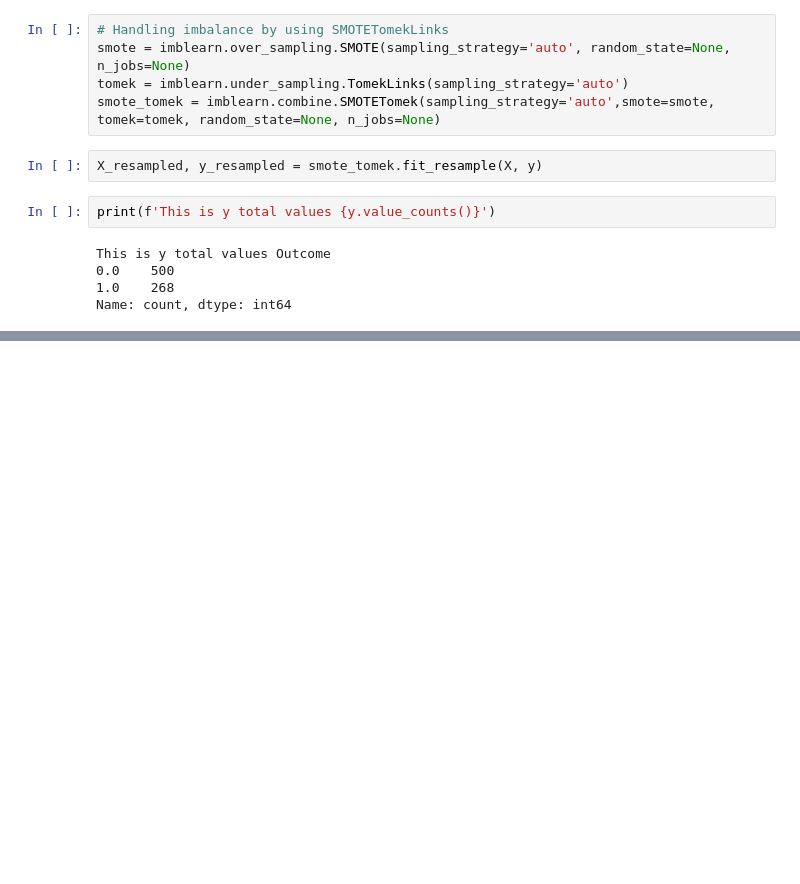
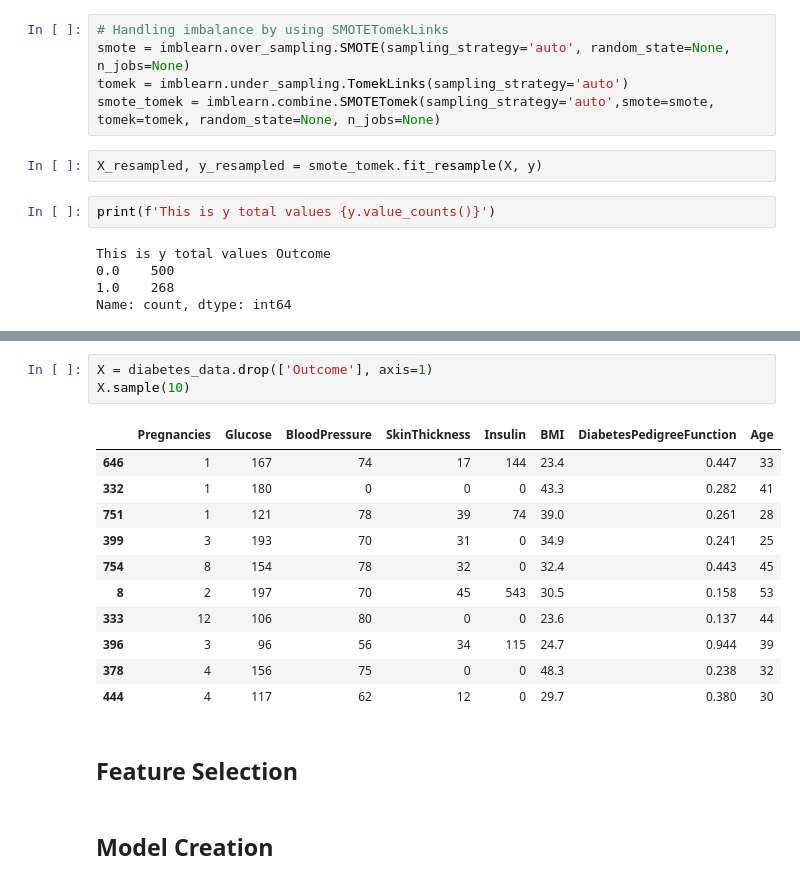
Before and after one commit to MbuviM/Diabetes-Prediction-Machine-Learning-Model, a Jupyter notebook: Model.ipynb, the cells around one changed output, grey strips where cells are left out. Drawn from its saved outputs; the diff is of its cells as text; blank space fills up the shorter version.

Commit message:
Feature Selection

```diff
--- a/Model.ipynb
+++ b/Model.ipynb
@@ -291 +296,20 @@ This is y_resampled total values Outcome
 Name: count, dtype: int64
+# %%
+X = diabetes_data.drop(['Outcome'], axis=1)
+X.sample(10)
+# %% [output]
+|  | Pregnancies | Glucose | BloodPressure | SkinThickness | Insulin | BMI | DiabetesPedigreeFunction | Age |
+| 646 | 1 | 167 | 74 | 17 | 144 | 23.4 | 0.447 | 33 |
+| 332 | 1 | 180 | 0 | 0 | 0 | 43.3 | 0.282 | 41 |
+| 751 | 1 | 121 | 78 | 39 | 74 | 39.0 | 0.261 | 28 |
+| 399 | 3 | 193 | 70 | 31 | 0 | 34.9 | 0.241 | 25 |
+| 754 | 8 | 154 | 78 | 32 | 0 | 32.4 | 0.443 | 45 |
+| 8 | 2 | 197 | 70 | 45 | 543 | 30.5 | 0.158 | 53 |
+| 333 | 12 | 106 | 80 | 0 | 0 | 23.6 | 0.137 | 44 |
+| 396 | 3 | 96 | 56 | 34 | 115 | 24.7 | 0.944 | 39 |
+| 378 | 4 | 156 | 75 | 0 | 0 | 48.3 | 0.238 | 32 |
+| 444 | 4 | 117 | 62 | 12 | 0 | 29.7 | 0.380 | 30 |
+# %% [markdown]
+## Feature Selection
+# %% [markdown]
+## Model Creation
```
Also changed, not shown: parts of 2 cells of this notebook.
